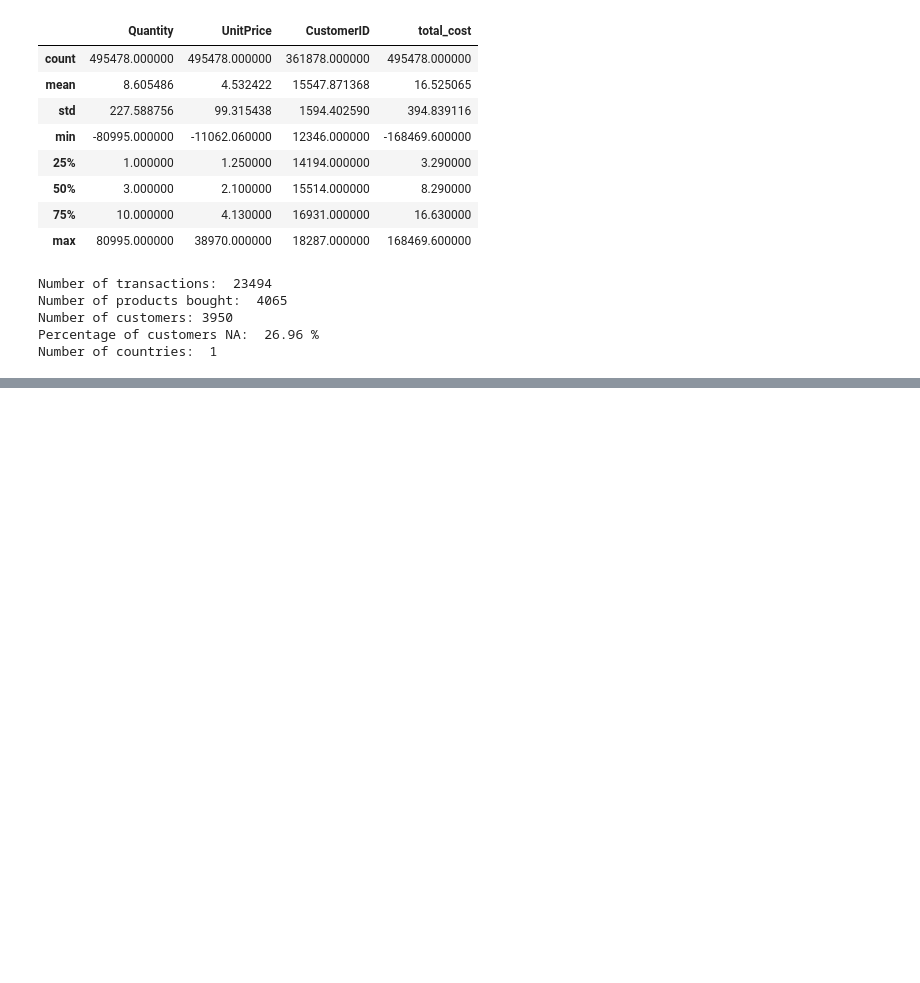
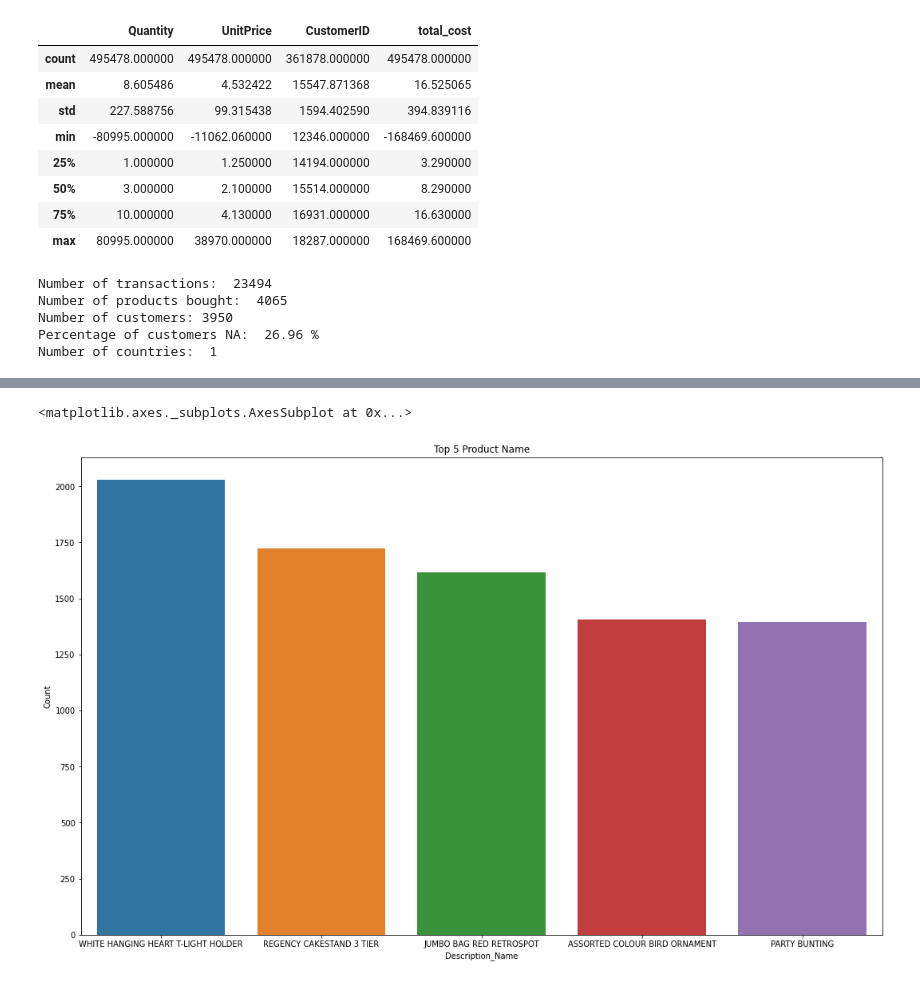
Before and after one commit to MOHD-TAUFIQUE/Customer-Segmentation--Unsupervised-Learning-Capstone-Project-4, a Jupyter notebook: Copy_of_Online_Retail_Customer_Segmentation_Capstone_Project.ipynb, the cells around one changed output, grey strips where cells are left out. Saved outputs shown, nothing was run; the diff lists cells and outputs as text; code cells hidden in the pictures; blank space fills up the shorter version.

```diff
--- a/Copy_of_Online_Retail_Customer_Segmentation_Capstone_Project.ipynb
+++ b/Copy_of_Online_Retail_Customer_Segmentation_Capstone_Project.ipynb
@@ -396,0 +402,6 @@ Number of countries:  1
+# %%
+retail_df_copy=retail_df.copy()
+# %%
+#remove canceled orders
+retail_df_copy = retail_df_copy[retail_df_copy['Quantity']>0]
+retail_df_copy.shape
@@ -396,0 +410,4 @@ Number of countries:  1
+# %%
+#remove rows where customerID are NA
+retail_df_copy.dropna(subset=['CustomerID'],how='all',inplace=True)
+retail_df_copy.shape
@@ -396,0 +429,5 @@ Number of countries:  1
+# %%
+Description_df=retail_df_copy['Description'].value_counts().reset_index()
+Description_df.rename(columns={'index': 'Description_Name'}, inplace=True)
+Description_df.rename(columns={'Description': 'Count'}, inplace=True)
+Description_df.head()
@@ -396,0 +450,7 @@ Number of countries:  1
+# %%
+plt.figure(figsize=(18,11))
+plt.title('Top 5 Product Name')
+sns.barplot(x='Description_Name',y='Count',data=Description_df[:5])
+# %% [output]
+<matplotlib.axes._subplots.AxesSubplot at 0x...>
+[figure, added]
```
Also changed, not shown: parts of 13 cells of this notebook.
